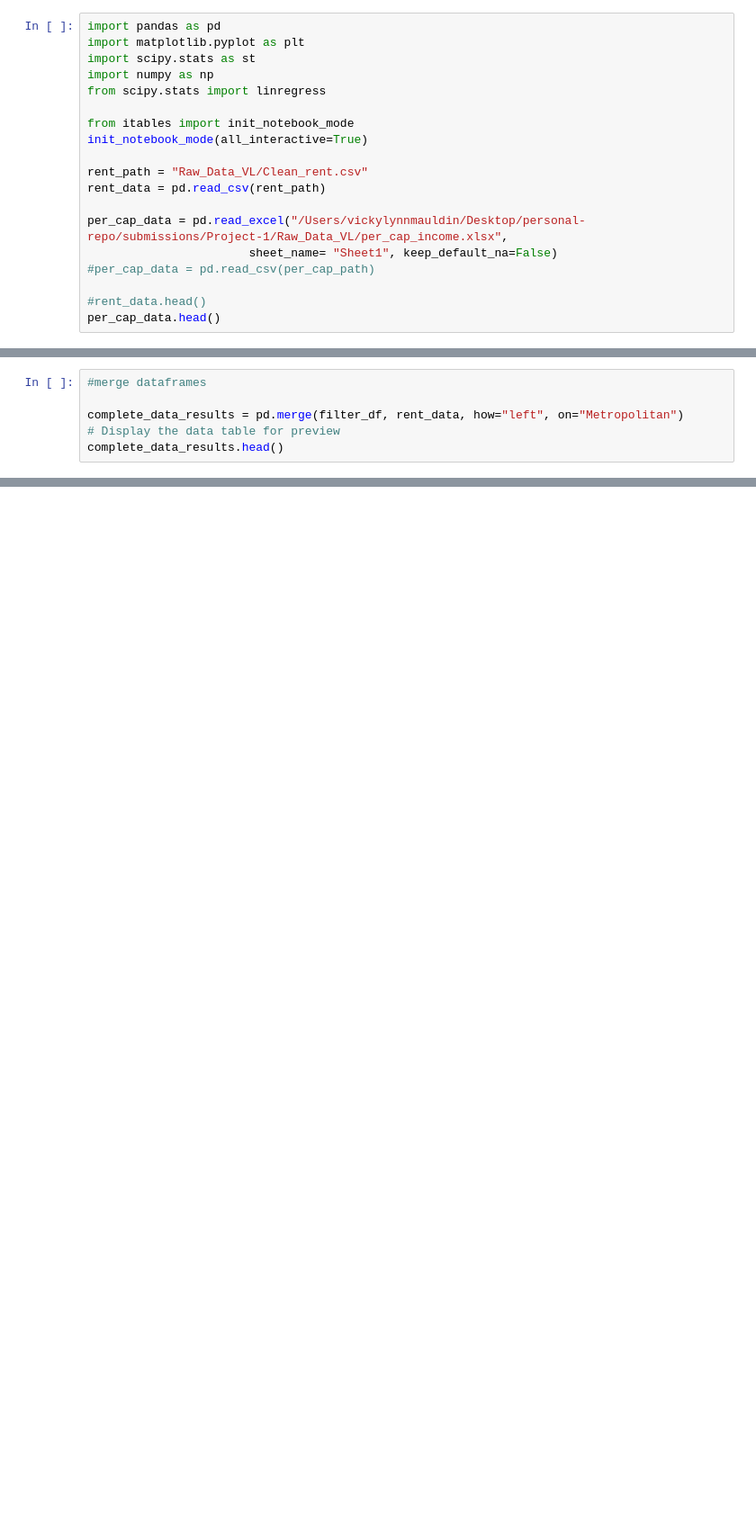
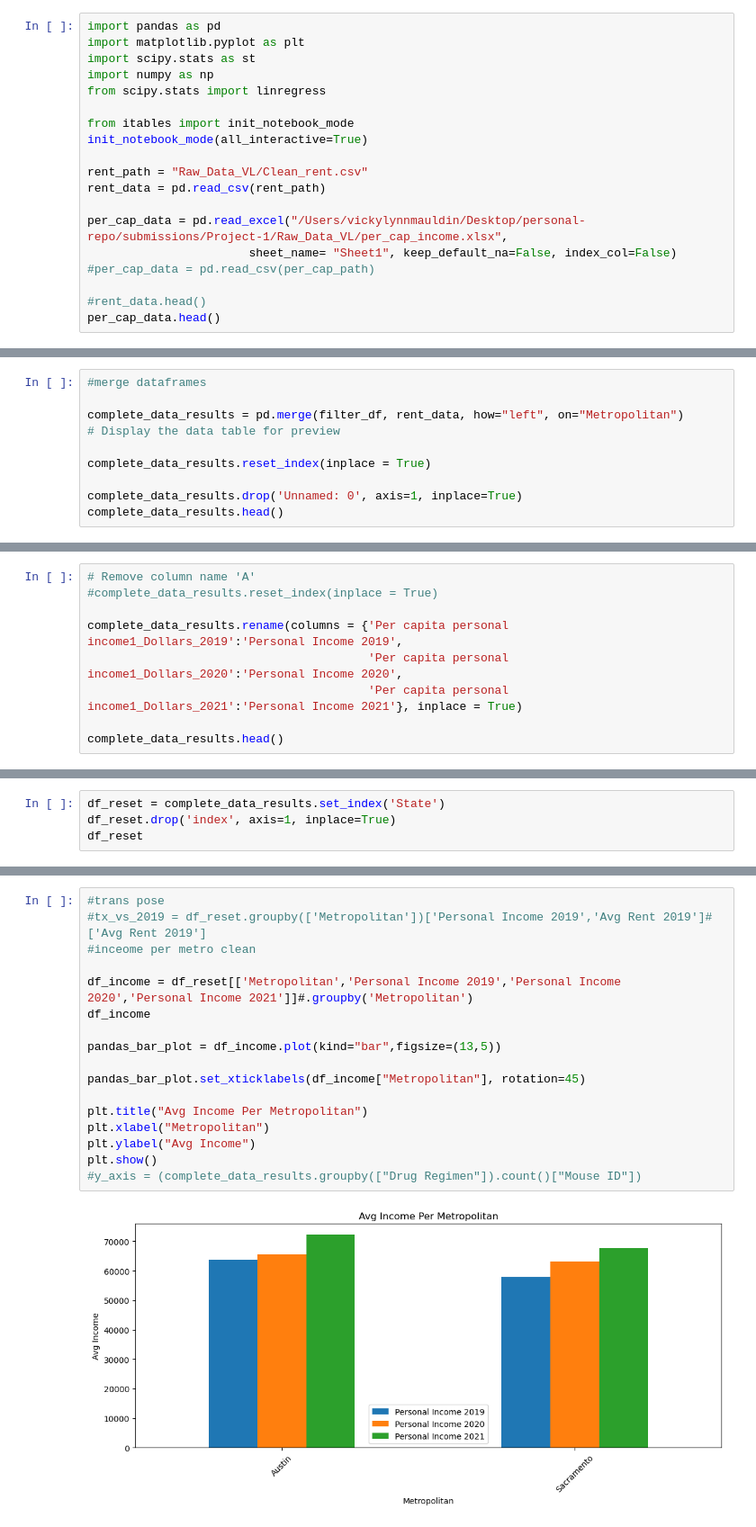
Before and after one commit to neginkanani/Project-1, a Jupyter notebook: Rent_vs_Income.ipynb, the cells around one changed output, grey strips where cells are left out. Shown at 90% size. Saved outputs shown, nothing was run; the diff lists cells and outputs as text; blank space fills up the shorter version.

Commit message:
updated update with visuals and vs

```diff
--- a/Rent_vs_Income.ipynb
+++ b/Rent_vs_Income.ipynb
@@ -12,7 +12,7 @@ rent_path = "Raw_Data_VL/Clean_rent.csv"
 rent_data = pd.read_csv(rent_path)
 
 per_cap_data = pd.read_excel("/Users/vickylynnmauldin/Desktop/personal-repo/submissions/Project-1/Raw_Data_VL/per_cap_income.xlsx",
-                       sheet_name= "Sheet1", keep_default_na=False)
+                       sheet_name= "Sheet1", keep_default_na=False, index_col=False)
 #per_cap_data = pd.read_csv(per_cap_path)
 
 #rent_data.head()
@@ -35,4 +27,8 @@ filter_df
 
 complete_data_results = pd.merge(filter_df, rent_data, how="left", on="Metropolitan")
 # Display the data table for preview
+
+complete_data_results.reset_index(inplace = True)
+
+complete_data_results.drop('Unnamed: 0', axis=1, inplace=True)
 complete_data_results.head()
@@ -63,0 +43,9 @@ complete_data_results.to_csv("Raw_Data_VL/rent_percap_merge.csv")
+# %%
+# Remove column name 'A'
+#complete_data_results.reset_index(inplace = True)
+
+complete_data_results.rename(columns = {'Per capita personal income1_Dollars_2019':'Personal Income 2019',
+                                        'Per capita personal income1_Dollars_2020':'Personal Income 2020',
+                                        'Per capita personal income1_Dollars_2021':'Personal Income 2021'}, inplace = True)
+
+complete_data_results.head()
@@ -63,0 +55,4 @@ complete_data_results.to_csv("Raw_Data_VL/rent_percap_merge.csv")
+# %%
+df_reset = complete_data_results.set_index('State')
+df_reset.drop('index', axis=1, inplace=True)
+df_reset
@@ -63,0 +63,19 @@ complete_data_results.to_csv("Raw_Data_VL/rent_percap_merge.csv")
+# %%
+#trans pose
+#tx_vs_2019 = df_reset.groupby(['Metropolitan'])['Personal Income 2019','Avg Rent 2019']#['Avg Rent 2019']
+#inceome per metro clean
+
+df_income = df_reset[['Metropolitan','Personal Income 2019','Personal Income 2020','Personal Income 2021']]#.groupby('Metropolitan')
+df_income
+
+pandas_bar_plot = df_income.plot(kind="bar",figsize=(13,5))
+
+pandas_bar_plot.set_xticklabels(df_income["Metropolitan"], rotation=45)
+
+plt.title("Avg Income Per Metropolitan")
+plt.xlabel("Metropolitan")
+plt.ylabel("Avg Income")
+plt.show()
+#y_axis = (complete_data_results.groupby(["Drug Regimen"]).count()["Mouse ID"])
+# %% [output]
+[figure, added]
```
Also changed, not shown: parts of 11 cells of this notebook, 3 other files.
